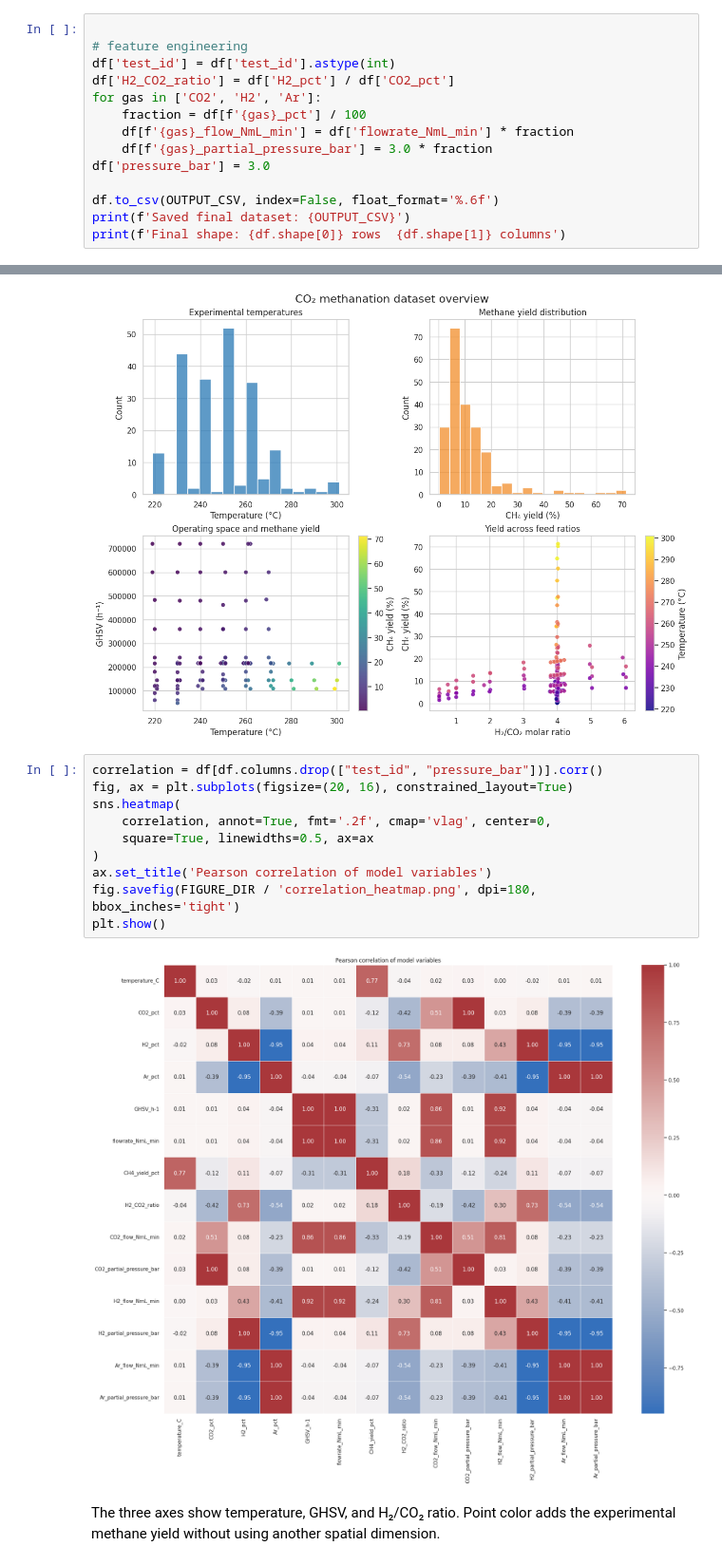
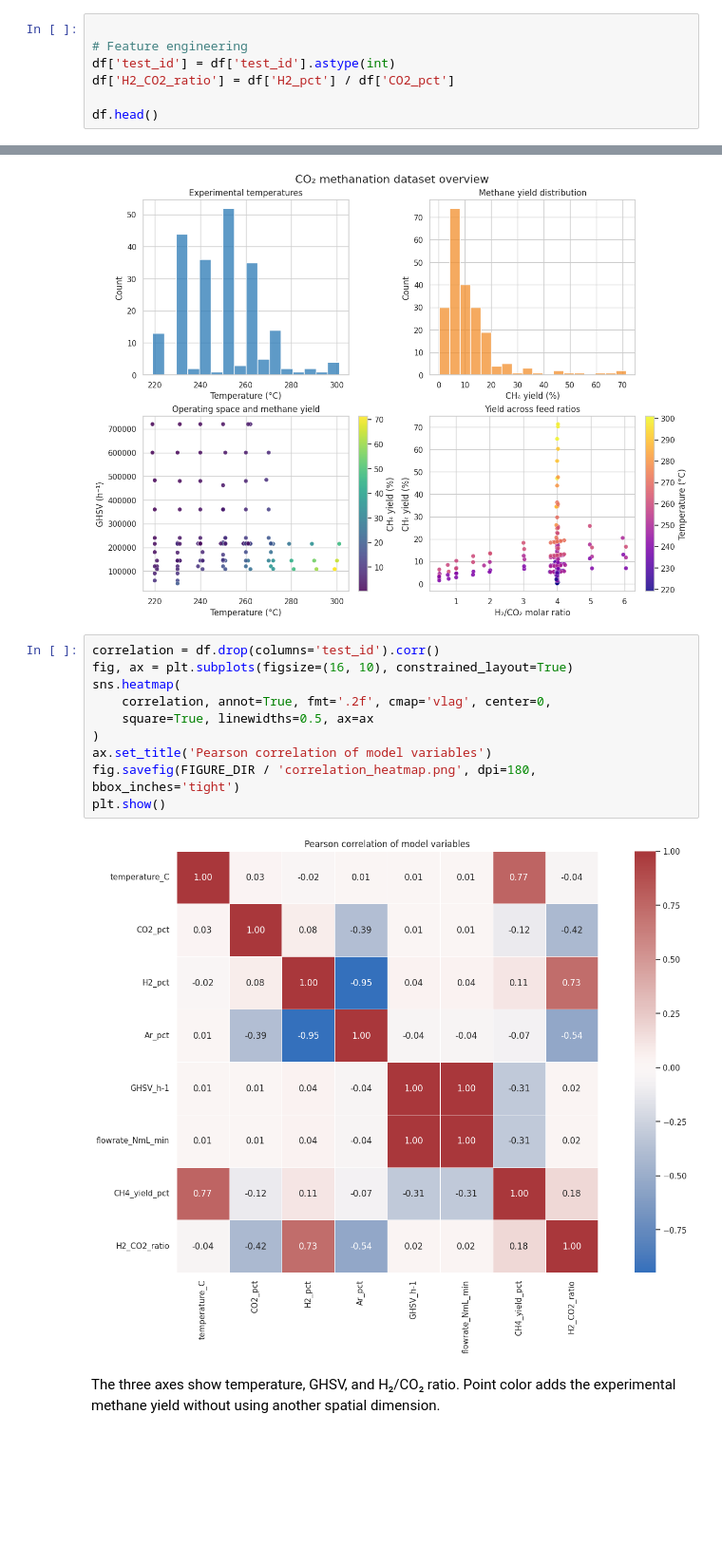
Before and after one commit to oafidi/co2-methanation-ml, a Jupyter notebook: notebooks/preprocessing_eda.ipynb, the cells around one changed output, grey strips where cells are left out. Shown at 95% size. Cells and saved outputs as stored; diff of their text form; blank space fills up the shorter version.

```diff
--- a/notebooks/preprocessing_eda.ipynb
+++ b/notebooks/preprocessing_eda.ipynb
@@ -60,15 +58,8 @@ The total pressure was fixed at 3 bar, so component partial pressures can also b
 # %%
 
-# feature engineering
+# Feature engineering
 df['test_id'] = df['test_id'].astype(int)
 df['H2_CO2_ratio'] = df['H2_pct'] / df['CO2_pct']
-for gas in ['CO2', 'H2', 'Ar']:
-    fraction = df[f'{gas}_pct'] / 100
-    df[f'{gas}_flow_NmL_min'] = df['flowrate_NmL_min'] * fraction
-    df[f'{gas}_partial_pressure_bar'] = 3.0 * fraction
-df['pressure_bar'] = 3.0
 
-df.to_csv(OUTPUT_CSV, index=False, float_format='%.6f')
-print(f'Saved final dataset: {OUTPUT_CSV}')
-print(f'Final shape: {df.shape[0]} rows  {df.shape[1]} columns')
+df.head()
 # %% [output]
@@ -149,17 +138,17 @@ plt.show()
 # %% [output]
 [figure]
 # %%
-correlation = df[df.columns.drop(["test_id", "pressure_bar"])].corr()
-fig, ax = plt.subplots(figsize=(20, 16), constrained_layout=True)
+correlation = df.drop(columns='test_id').corr()
+fig, ax = plt.subplots(figsize=(16, 10), constrained_layout=True)
 sns.heatmap(
     correlation, annot=True, fmt='.2f', cmap='vlag', center=0,
     square=True, linewidths=0.5, ax=ax
 )
 ax.set_title('Pearson correlation of model variables')
 fig.savefig(FIGURE_DIR / 'correlation_heatmap.png', dpi=180, bbox_inches='tight')
 plt.show()
 # %% [output]
-[figure, old version]
+[figure, new version]
 # %% [markdown]
 The three axes show temperature, GHSV, and H₂/CO₂ ratio. Point color adds the experimental methane yield without using another spatial dimension.
 # %%
```
Also changed, not shown: parts of 6 cells of this notebook, 3 other files.
